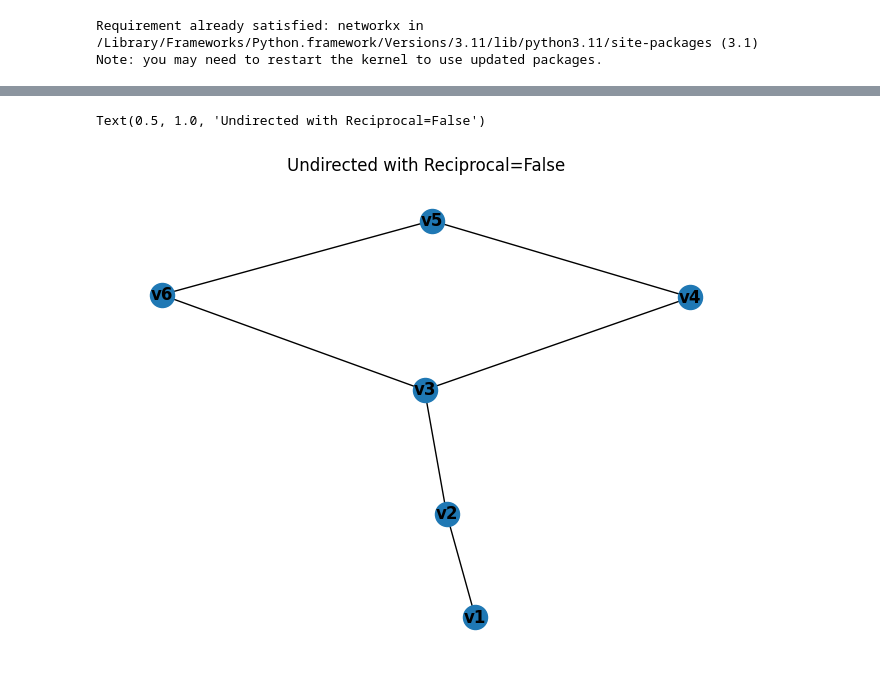
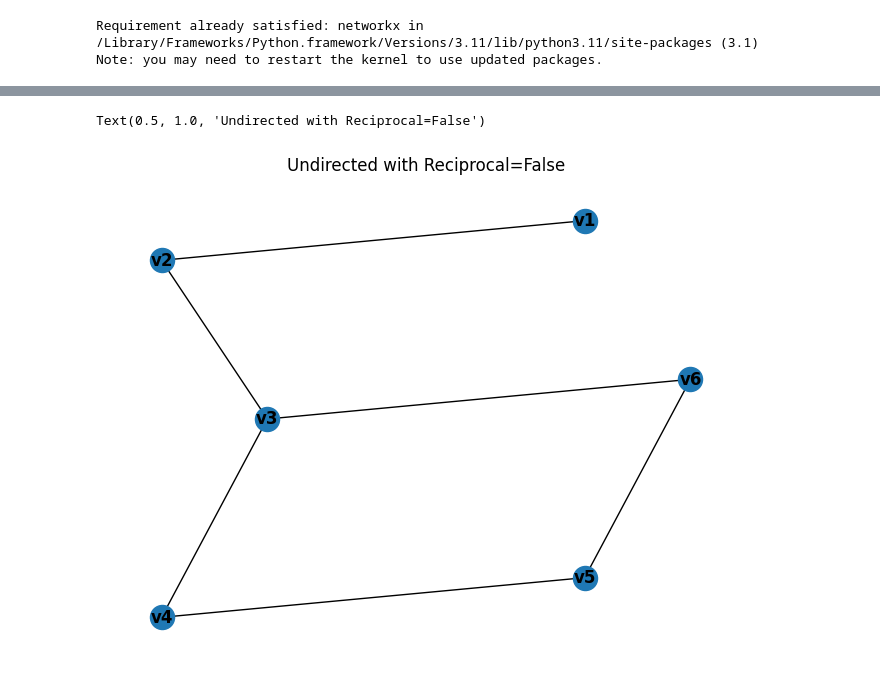
Before and after one commit to RyanGubler/cs6840Assn1-2, a Jupyter notebook: Assignments-1-2.ipynb, the cells around one changed output, grey strips where cells are left out. Cells and saved outputs as stored; diff of their text form; code cells hidden in the pictures.

```diff
--- a/Assignments-1-2.ipynb
+++ b/Assignments-1-2.ipynb
@@ -17,20 +49,28 @@ print(G.nodes)
 # %%
 ###############QUESTION 4 START#############################
 q4 = nx.DiGraph()
 q4.add_node('v1')
 q4.add_node('v2')
 q4.add_node('v3')
 q4.add_node('v4')
 q4.add_node('v5')
 q4.add_node('v6')
 q4Edges = [('v1', 'v2'),('v2', 'v1'), ('v3', 'v2'), ('v4', 'v3'), ('v3', 'v6'), ('v6', 'v3'), ('v5', 'v4'), ('v6', 'v5'), ('v5', 'v6')]
+pos = {
+    'v1': (1.8, 2),
+    'v2': (1, 1.8),
+    'v3': (1.2, 1),
+    'v4': (1, 0),
+    'v5': (1.8, 0.2),
+    'v6': (2, 1.2)
+}
 q4.add_edges_from(q4Edges)
 undirected_non_reciprocal = q4.to_undirected(reciprocal=False)
-nx.draw(undirected_non_reciprocal, with_labels=True, font_weight='bold')
+nx.draw(undirected_non_reciprocal, pos, with_labels=True, font_weight='bold')
 plt.title("Undirected with Reciprocal=False")
 # %% [output]
 Text(0.5, 1.0, 'Undirected with Reciprocal=False')
-[figure, old version]
+[figure, new version]
 # %%
 q4 = nx.DiGraph()
 q4.add_node('v1')
```
Also changed, not shown: parts of 4 cells of this notebook.
